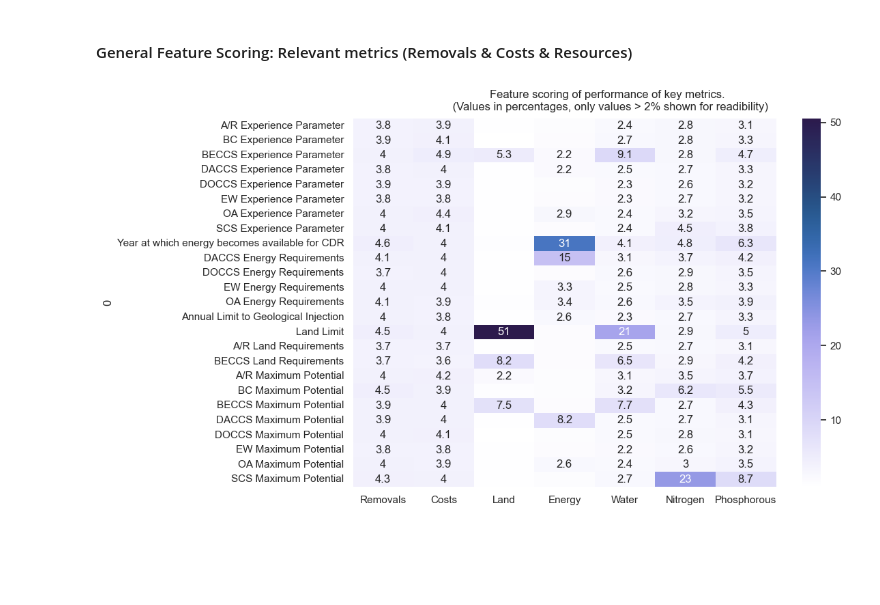
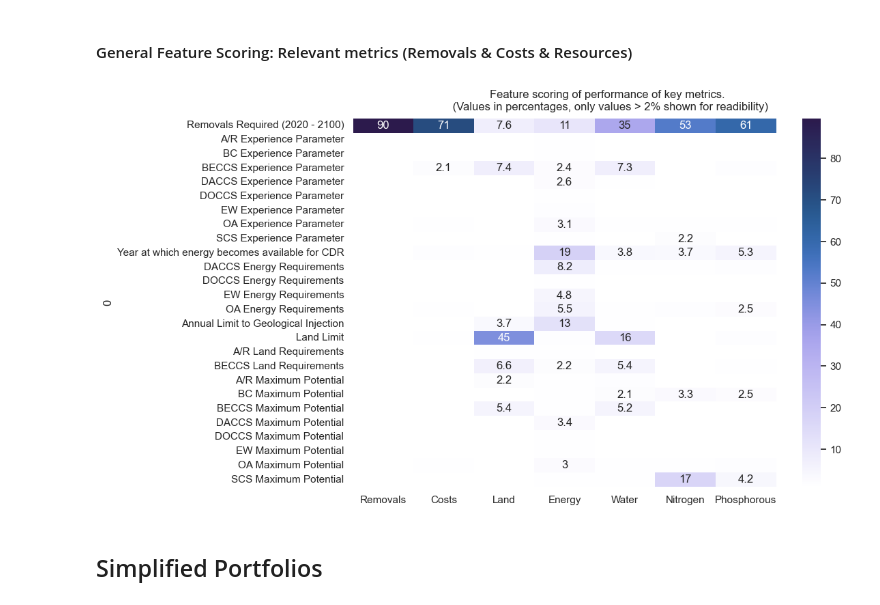
Before and after one commit to quirinarguez/CDR_Portfolios, a Jupyter notebook: CDR_Portfolios_Analysis.ipynb, the cells around one changed output. Cells and saved outputs as stored; diff of their text form; code cells hidden in the pictures; blank space fills up the shorter version.

```diff
--- a/CDR_Portfolios_Analysis.ipynb
+++ b/CDR_Portfolios_Analysis.ipynb
@@ -98,7 +98,7 @@ metric_names
 ## Model data
 # %%
 #Reading aggregated results from csv:
-output_file = 'PortfolioFiles/results_from_modelling/results_default_3_02.01.2025.csv'
+output_file = 'PortfolioFiles/results_from_modelling/results_default_3_with2050_14.01.2025.csv'
 
 aggregated_results = pd.read_csv(output_file, index_col ='future_id')
 
@@ -127,6 +127,9 @@ max_capacity = aggregated_results[i]
 removed_per_CDR = aggregated_results[aggregated_results.columns.intersection([el+'_removed' for el in i])]
 removed_per_CDR.columns = [str(col).split('_')[0] for col in removed_per_CDR.columns]
 
+removed_per_CDR_2050 = aggregated_results[aggregated_results.columns.intersection([el+'_removed_2050' for el in i])]
+removed_per_CDR_2050.columns = [str(col).split('_')[0] for col in removed_per_CDR_2050.columns]
+
 max_2050 = aggregated_results[aggregated_results.columns.intersection([el+'_%d' %2050 for el in i])].T
 max_2050.index = [str(col).split('_')[0] for col in max_2050.index]
 
@@ -1975,33 +2790,36 @@ plt.close('all')
 from ema_workbench.analysis import feature_scoring
 import seaborn as sns
 from cmcrameri import cm # https://www.fabiocrameri.ch/ws/media-library/ce2eb6eee7c345f999e61c02e2733962/readme_scientificcolourmaps.pdf
+print('Data generated from file', output_file.split('/')[-1])
 
 #x = df_LHS.drop(['CDRRequired']).T
-x = df_LHS.T
+x = df_LHS.copy()
 y = pd.concat([total_future, max_resources], axis = 1)
 
 x = x.drop([n for n in y.loc[pd.isna(y['Costs'])].index]) # Drop futures that were not solved
 y = y.dropna() # Drop futures that were not solved
 
 fs_all = feature_scoring.get_feature_scores_all(x,y)
-fs_all = fs_all.rename(index=Uncertainties)
+fs_all = fs_all.rename(index=all_metrics_names)
 fs_all = fs_all.div(0.01)
 
 sns.set(font_scale=1)
 plt.subplots(figsize=(10,7))
 plt.suptitle('Feature scoring of performance of key metrics. \n (Values in percentages, only values > 2% shown for readibility)', size=12, y=0.94)
 #dataplot = sns.heatmap(fs_all, annot=True,cmap=plt.get_cmap('PuBu'), vmin=0) # #cm.batlowW_r: Add '"_r" to cmap to reverse it https://stackoverflow.com/questions/3279560/reverse-colormap-in-matplotlib
 dataplot = sns.heatmap(fs_all, annot=True,cmap=cm.devon_r, vmin=1) # cm.batlowW_r: Add '"_r" to cmap to reverse it https://stackoverflow.com/questions/3279560/reverse-colormap-in-matplotlib
 
 for t in dataplot.texts: # How to annotate only valuea greater than x: https://stackoverflow.com/questions/66099438/how-to-annot-only-values-greater-than-x-on-a-seaborn-heatmap
     if float(t.get_text())>=2:
         t.set_text(t.get_text()) #if the value is greater than 0.4 then I set the text
     else:
         t.set_text(" ")
 
 #plt.savefig('Figures_Results/Features_Drivers_allCDR_%s.png' %date.today().strftime("%d.%m.%Y"), format='png', transparent=True, bbox_inches="tight")
 plt.show()
 plt.close('all')
 #fs_all
 # %% [output]
-[figure, old version]
+[figure, new version]
+# %% [markdown]
+## Simplified Portfolios
```
Also changed, not shown: parts of 56 cells of this notebook, 4 other files.
